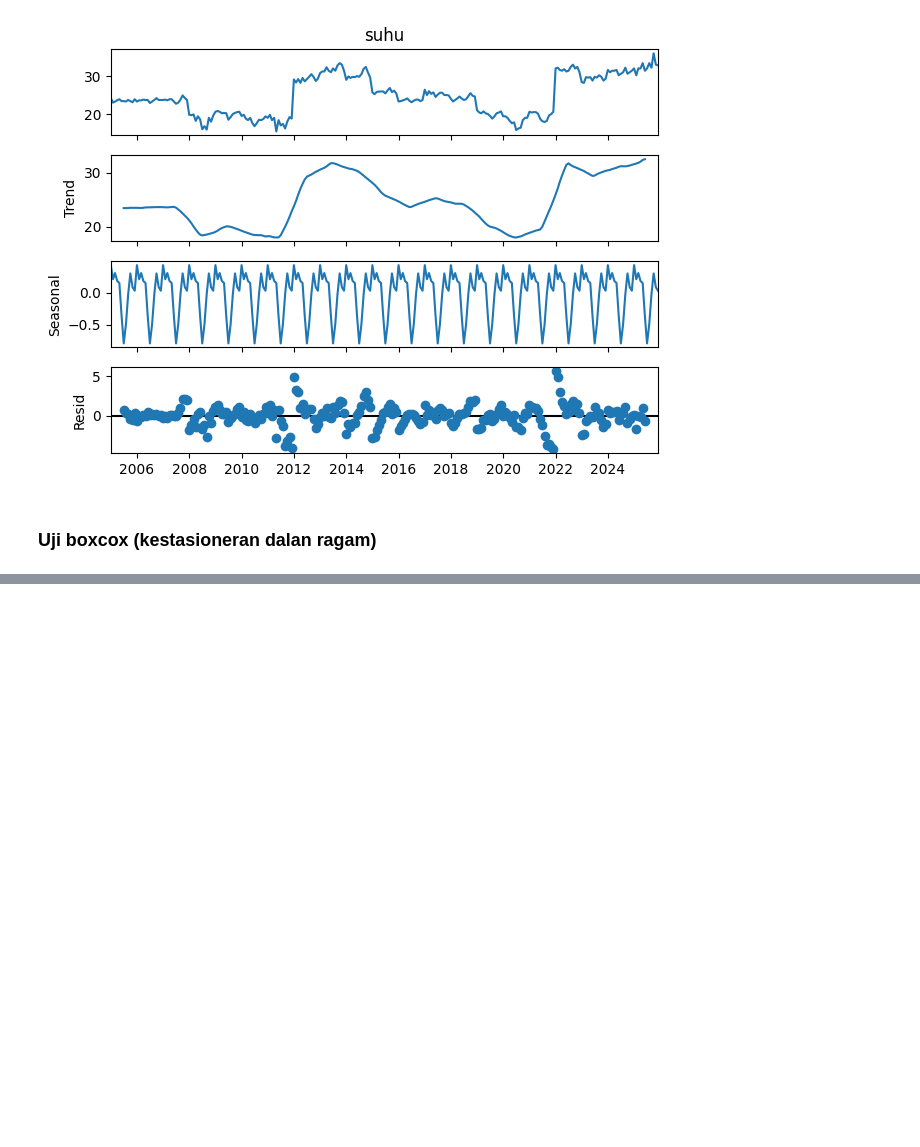
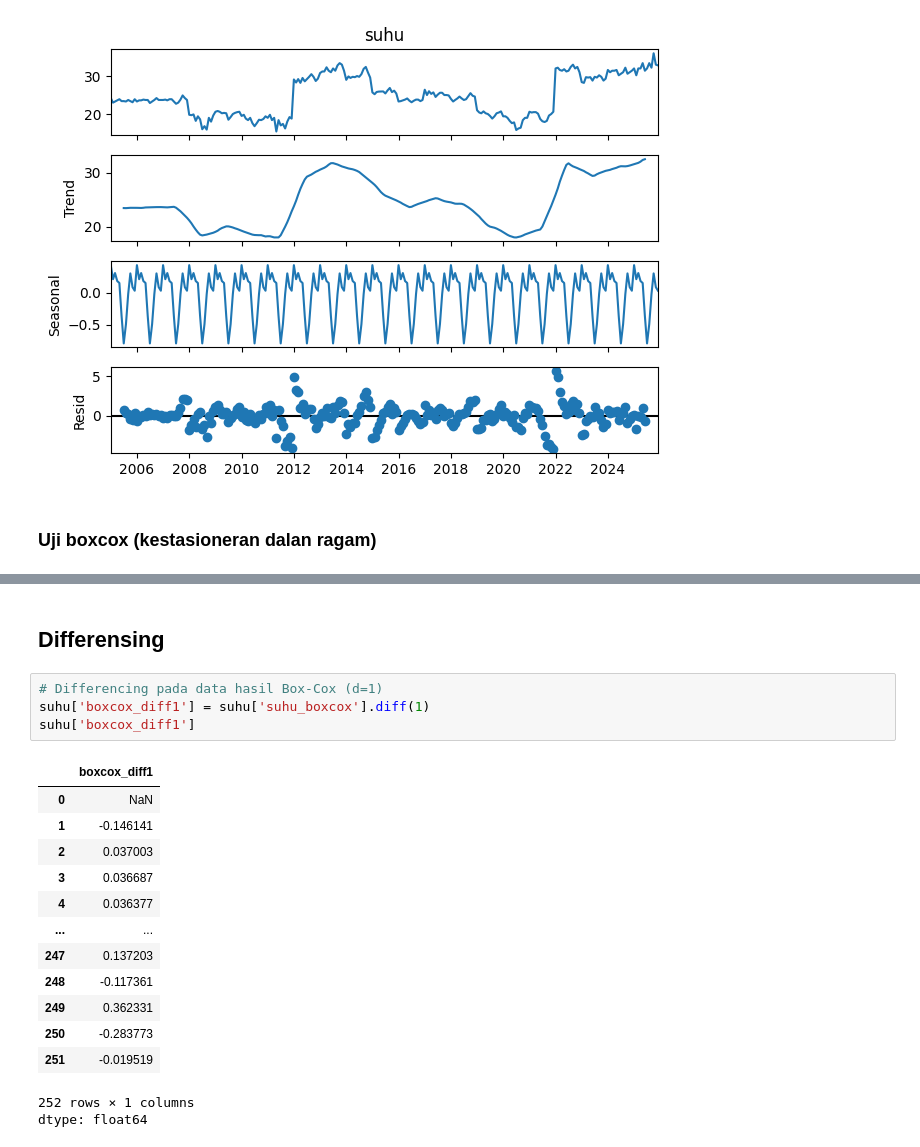
Before and after one commit to haniyathul/Praktikum-Analisis-Deret-Waktu, a Jupyter notebook: Tugas_Kelompok_Minggu_4.ipynb, the cells around one changed output, grey strips where cells are left out. Drawn from its saved outputs; the diff is of its cells as text; blank space fills up the shorter version.

```diff
--- a/Tugas_Kelompok_Minggu_4.ipynb
+++ b/Tugas_Kelompok_Minggu_4.ipynb
@@ -177,0 +167,21 @@ plt.legend(); plt.grid(True); plt.show()
+# %% [markdown]
+## Differensing
+# %%
+# Differencing pada data hasil Box-Cox (d=1)
+suhu['boxcox_diff1'] = suhu['suhu_boxcox'].diff(1)
+suhu['boxcox_diff1']
+# %% [output]
+|  | boxcox_diff1 |
+| 0 | NaN |
+| 1 | -0.146141 |
+| 2 | 0.037003 |
+| 3 | 0.036687 |
+| 4 | 0.036377 |
+| ... | ... |
+| 247 | 0.137203 |
+| 248 | -0.117361 |
+| 249 | 0.362331 |
+| 250 | -0.283773 |
+| 251 | -0.019519 |
+252 rows × 1 columns
+dtype: float64
```
Also changed, not shown: parts of 9 cells of this notebook.
